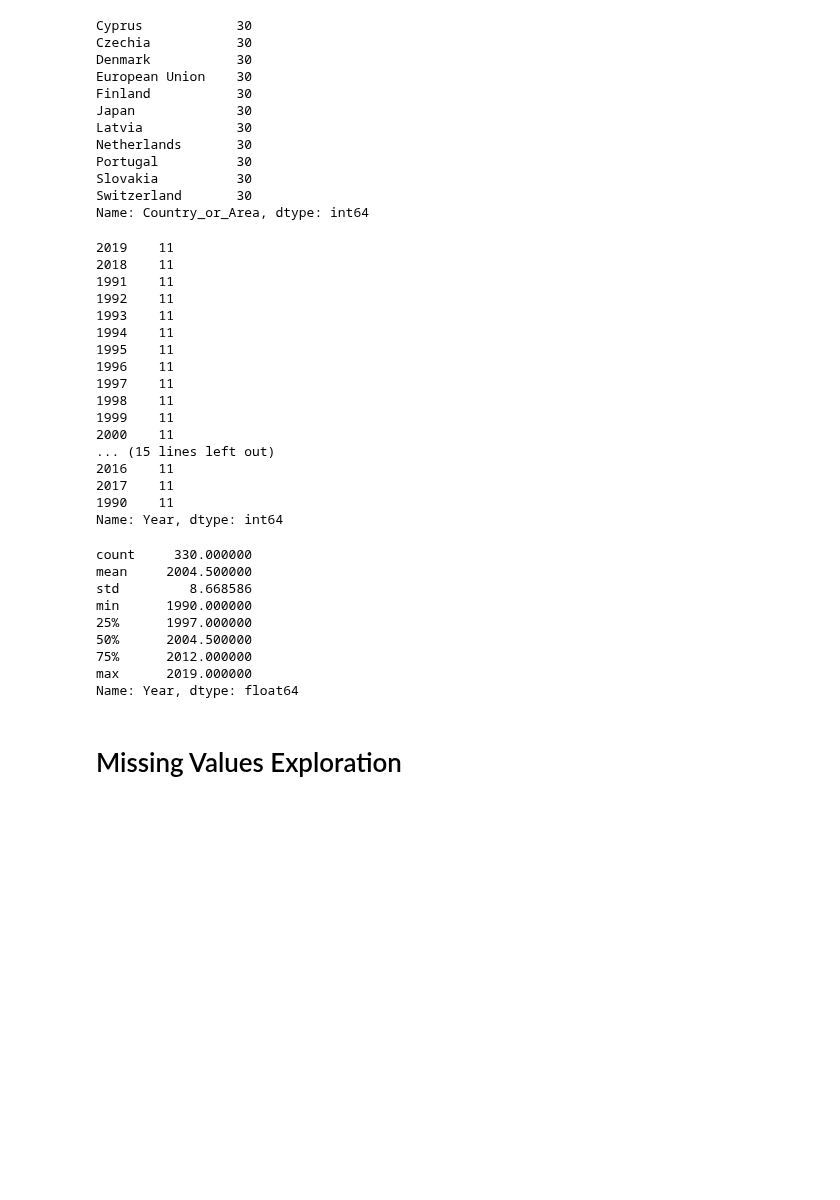
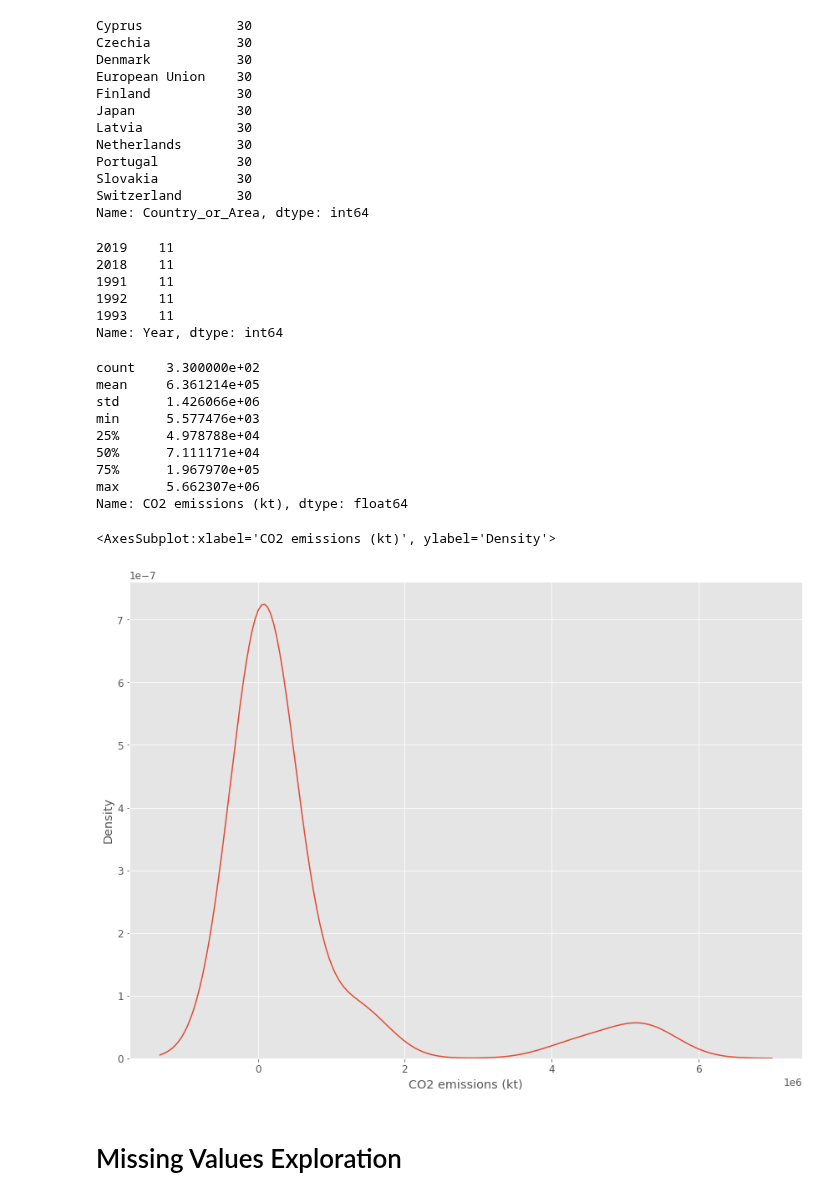
Before and after one commit to eldrigeampong/Data-Science, a Jupyter notebook: UN/Greenhouse Gas Inventory Database/proj1.ipynb, the cells around one changed output. Drawn from its saved outputs; the diff is of its cells as text; code cells hidden in the pictures; blank space fills up the shorter version.

```diff
--- a/UN/Greenhouse Gas Inventory Database/proj1.ipynb
+++ b/UN/Greenhouse Gas Inventory Database/proj1.ipynb
@@ -15,8 +15,9 @@ import warnings
 %matplotlib inline
 plt.style.use('ggplot')
 plt.rcParams['figure.autolayout'] = True
+plt.rcParams['figure.figsize'] = [12, 9]
 plt.rcParams['font.size'] = 12
-path = os.getcwd()                                  # get current working directory
+path = os.getcwd()                                         # get current working directory
 warnings.simplefilter('ignore')
 # %% [markdown]
 # Import Data
@@ -59,8 +60,10 @@ Data columns (total 3 columns):
 dtypes: float64(1), int64(1), object(1)
 memory usage: 7.9+ KB
 # %%
-df.rename(columns={'Country or Area': 'Country_or_Area',
-                   'Value': 'CO2 emissions (kt)'}, inplace=True)
+df.rename(
+    columns={
+        'Country or Area': 'Country_or_Area',
+        'Value': 'CO2 emissions (kt)'}, inplace=True)
 df.head()
 # %% [output]
 |  | Country_or_Area | Year | CO2 emissions (kt) |
@@ -85,37 +88,31 @@ Slovakia          30
 Switzerland       30
 Name: Country_or_Area, dtype: int64
 # %%
-df['Year'].value_counts()
+df['Year'].value_counts().head()
 # %% [output]
 2019    11
 2018    11
 1991    11
 1992    11
 1993    11
-1994    11
-1995    11
-1996    11
-1997    11
-1998    11
-1999    11
-2000    11
-... (15 lines left out)
-2016    11
-2017    11
-1990    11
 Name: Year, dtype: int64
 # %%
-df['Year'].describe()
+df['CO2 emissions (kt)'].describe()
 # %% [output]
-count     330.000000
-mean     2004.500000
-std         8.668586
-min      1990.000000
-25%      1997.000000
-50%      2004.500000
-75%      2012.000000
-max      2019.000000
-Name: Year, dtype: float64
+count    3.300000e+02
+mean     6.361214e+05
+std      1.426066e+06
+min      5.577476e+03
+25%      4.978788e+04
+50%      7.111171e+04
+75%      1.967970e+05
+max      5.662307e+06
+Name: CO2 emissions (kt), dtype: float64
+# %%
+sns.kdeplot(data=df, x='CO2 emissions (kt)')
+# %% [output]
+<AxesSubplot:xlabel='CO2 emissions (kt)', ylabel='Density'>
+[figure, added]
 # %% [markdown]
 # Missing Values Exploration
 # %%
```
Also changed, not shown: parts of 16 cells of this notebook.
